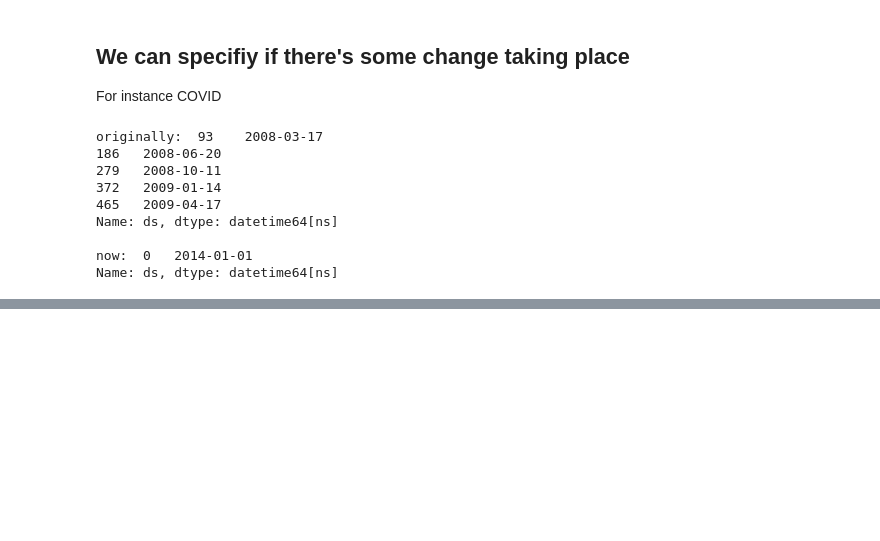
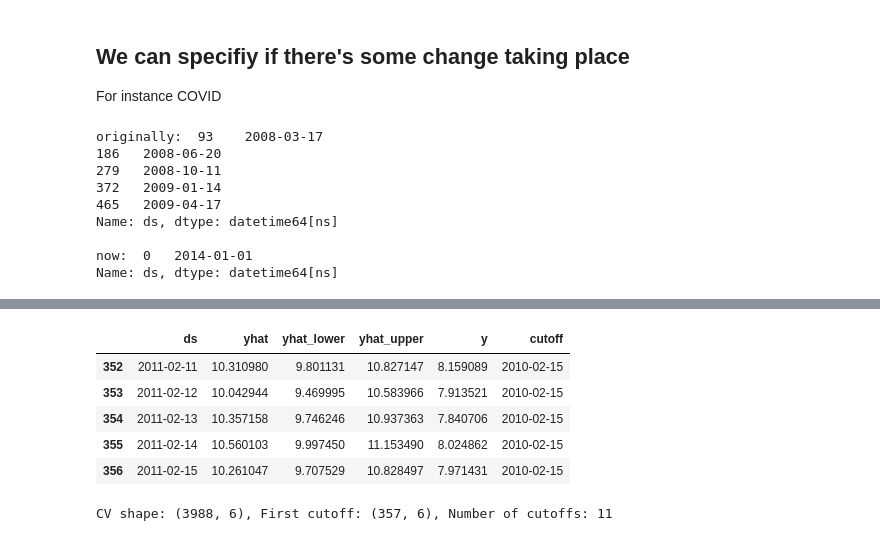
Before and after one commit to razielar/coursera_time_series_forecasting, a Jupyter notebook: coursera_time_series/week_3/3_fb_prophet/1_fb_prophet.ipynb, the cells around one changed output, grey strips where cells are left out. Cells and saved outputs as stored; diff of their text form; code cells hidden in the pictures; blank space fills up the shorter version.

```diff
--- a/coursera_time_series/week_3/3_fb_prophet/1_fb_prophet.ipynb
+++ b/coursera_time_series/week_3/3_fb_prophet/1_fb_prophet.ipynb
@@ -350,0 +372,13 @@ Name: ds, dtype: datetime64[ns]
+# %%
+# We predicted a year into the future
+first_cut= df_cv[df_cv.cutoff == datetime(2010,2,15)]
+display(first_cut.tail())
+print("CV shape: {}, First cutoff: {}, Number of cutoffs: {}".format(df_cv.shape, first_cut.shape, len(df_cv.cutoff.unique())))
+# %% [output]
+|  | ds | yhat | yhat_lower | yhat_upper | y | cutoff |
+| 352 | 2011-02-11 | 10.310980 | 9.801131 | 10.827147 | 8.159089 | 2010-02-15 |
+| 353 | 2011-02-12 | 10.042944 | 9.469995 | 10.583966 | 7.913521 | 2010-02-15 |
+| 354 | 2011-02-13 | 10.357158 | 9.746246 | 10.937363 | 7.840706 | 2010-02-15 |
+| 355 | 2011-02-14 | 10.560103 | 9.997450 | 11.153490 | 8.024862 | 2010-02-15 |
+| 356 | 2011-02-15 | 10.261047 | 9.707529 | 10.828497 | 7.971431 | 2010-02-15 |
+CV shape: (3988, 6), First cutoff: (357, 6), Number of cutoffs: 11
```
Also changed, not shown: parts of 11 cells of this notebook, 1 other file.
